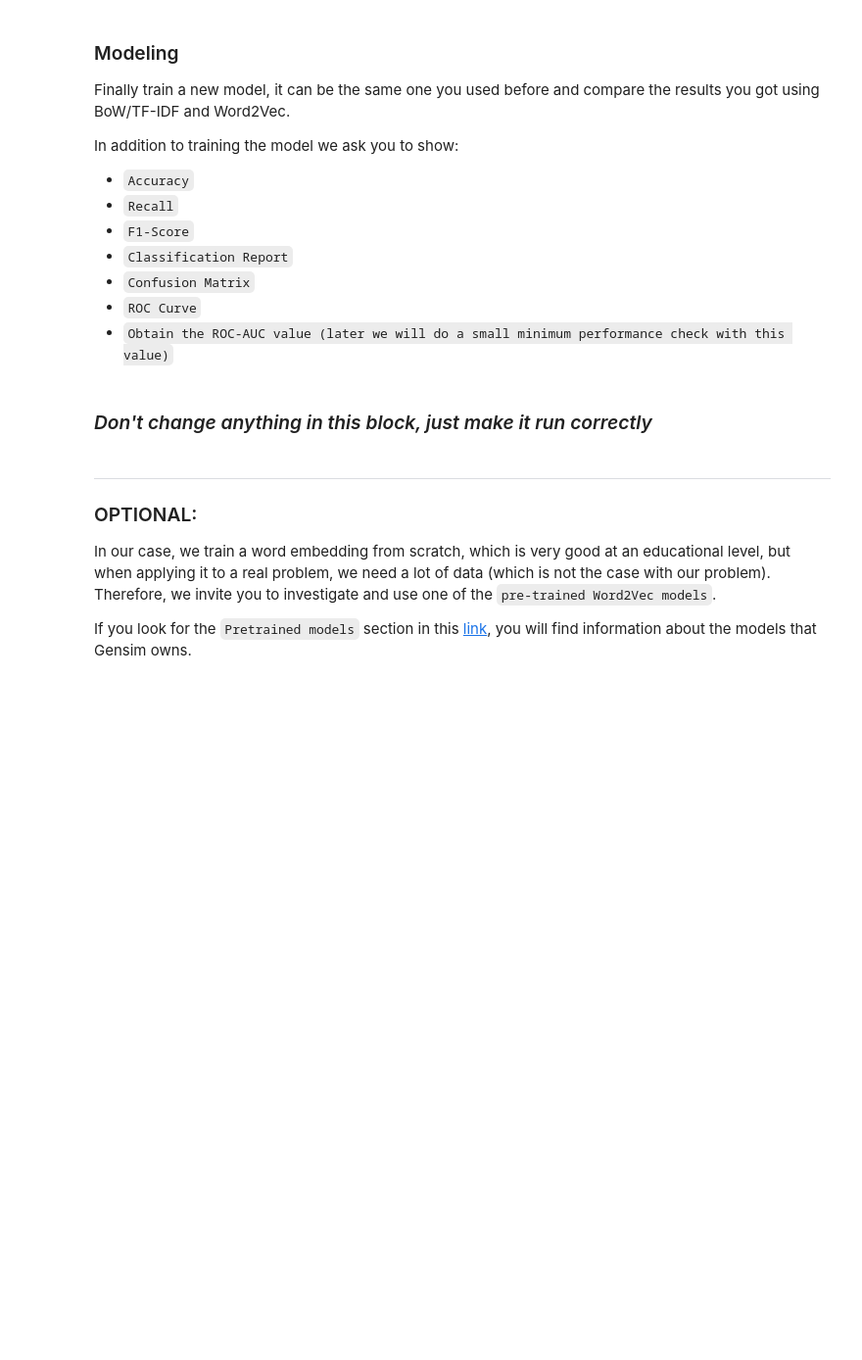
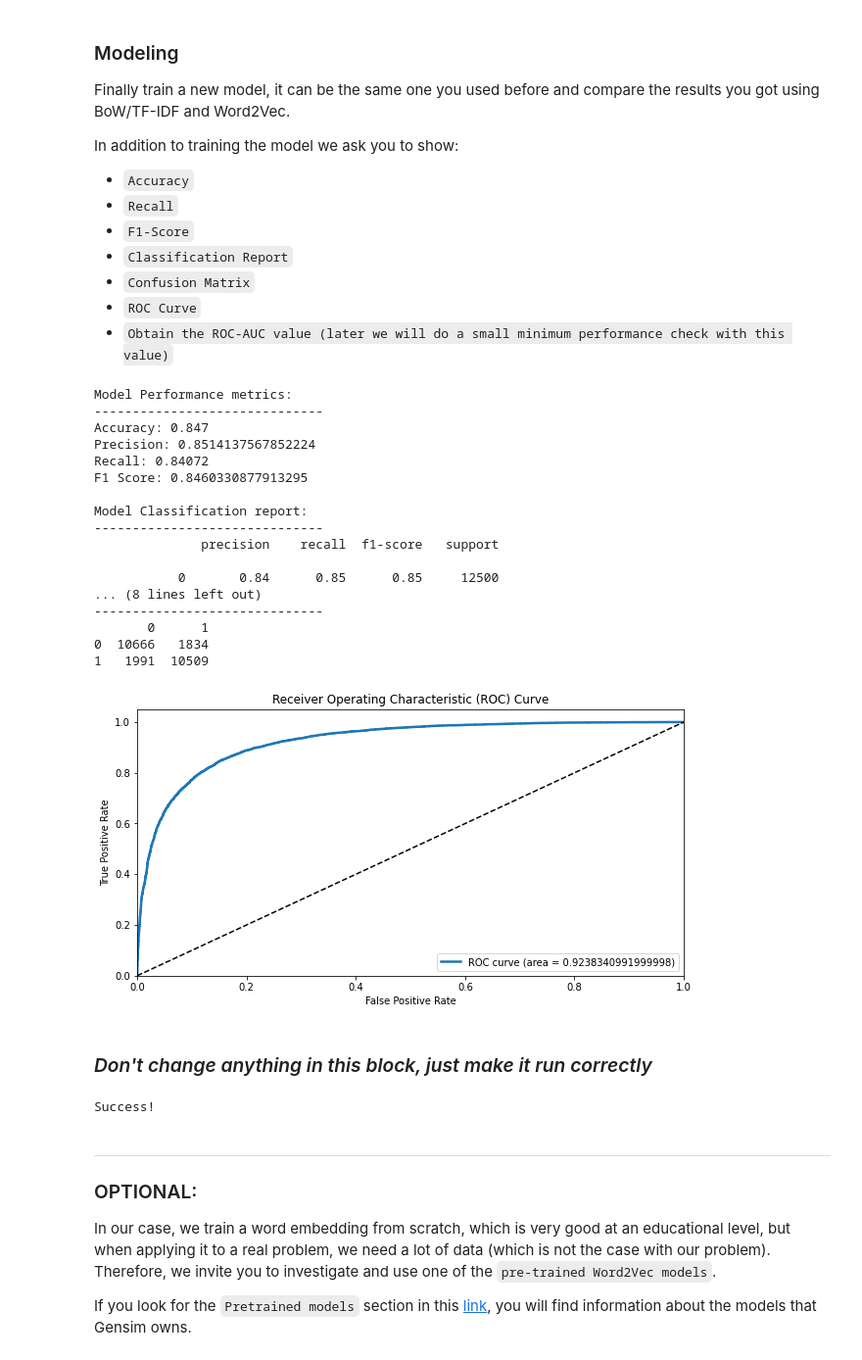
Before and after one commit to fede6590/Products_Review_Classification, a Jupyter notebook: Sentiment_Analysis_NLP.ipynb, the cells around one changed output. Shown at 98% size. Drawn from its saved outputs; the diff is of its cells as text; code cells hidden in the pictures; blank space fills up the shorter version.

```diff
--- a/Sentiment_Analysis_NLP.ipynb
+++ b/Sentiment_Analysis_NLP.ipynb
@@ -485,10 +506,45 @@ In addition to training the model we ask you to show:
 * `Confusion Matrix`
 * `ROC Curve`
 * `Obtain the ROC-AUC value (later we will do a small minimum performance check with this value)`
+# %%
+train_vectors = pickle2list('data/train_vectors.pkl')
+test_vectors = pickle2list('data/test_vectors.pkl')
+# %%
+import evaluation
+import importlib
+importlib.reload(evaluation)
+from sklearn.linear_model import LogisticRegression
+
+model_awv = LogisticRegression().fit(train_vectors, y_train)
+y_pred_awv = model_awv.predict(test_vectors)
+
+accuracy_awv, precision_awv, recall_awv, f1_score_awv = evaluation.get_performance(y_pred_awv, y_test)
+roc_auc_awv = evaluation.plot_roc(model_awv, y_test, test_vectors)
+# %% [output]
+Model Performance metrics:
+------------------------------
+Accuracy: 0.847
+Precision: 0.8514137567852224
+Recall: 0.84072
+F1 Score: 0.8460330877913295
+
+Model Classification report:
+------------------------------
+              precision    recall  f1-score   support
+
+           0       0.84      0.85      0.85     12500
+... (8 lines left out)
+------------------------------
+       0      1
+0  10666   1834
+1   1991  10509
+[figure, added]
 # %% [markdown]
 ### *Don't change anything in this block, just make it run correctly*
 # %%
-check_roc(roc_auc)
+check_roc(roc_auc_awv)
+# %% [output]
+Success!
 # %% [markdown]
 ---
 ### OPTIONAL:
```
Also changed, not shown: parts of 14 cells of this notebook.
